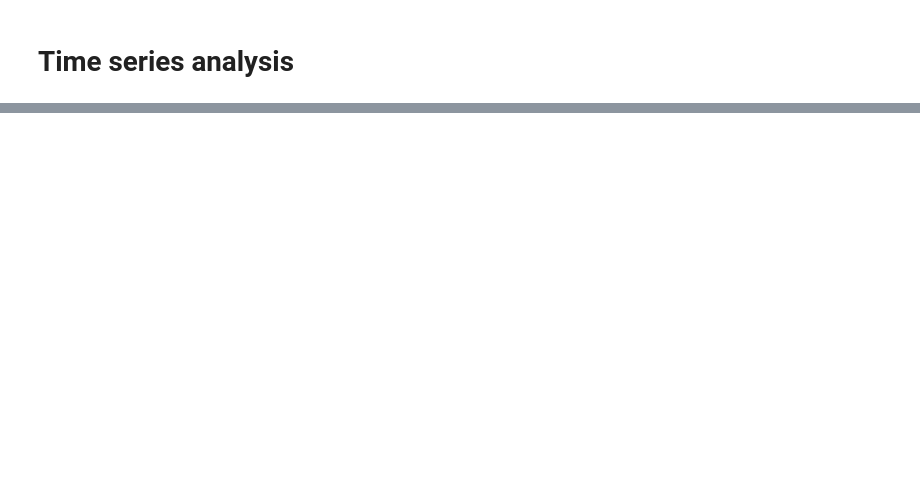
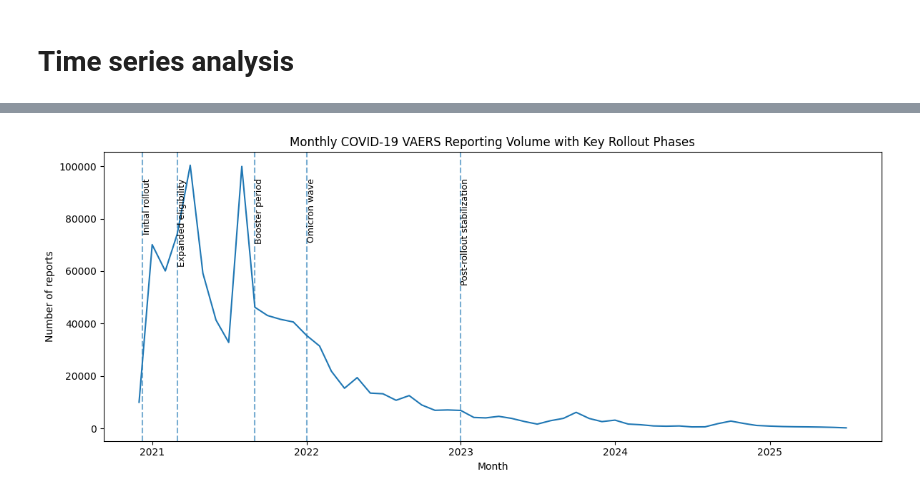
Before and after one commit to ariellerothman/TMU-Capstone-Project-VAERS-dataset, a Jupyter notebook: time_series_analysis.ipynb, the cells around one changed output, grey strips where cells are left out. Saved outputs shown, nothing was run; the diff lists cells and outputs as text; code cells hidden in the pictures; blank space fills up the shorter version.

```diff
--- a/time_series_analysis.ipynb
+++ b/time_series_analysis.ipynb
@@ -628,0 +24,12 @@ print([c for c in df_clean.columns if "SYMPTOM" in c or "CLUSTER_TOKEN_COUNT" in
+# %%
+# Load clustered df_clean directly
+from pathlib import Path
+
+HERE   = Path().resolve()  # project root (the folder containing this notebook)
+OUTDIR = str(HERE / "Outputs")
+os.makedirs(OUTDIR, exist_ok=True)
+
+df_clean = pd.read_csv(HERE / "Outputs" / "df_clean_with_clusters.csv")
+
+print(f"✓ Loaded df_clean with clusters: {df_clean.shape}")
+print(f"  Clustered rows: {df_clean['CLUSTER'].notna().sum():,}")
@@ -882,30 +359,32 @@ cluster_trend_results_df.to_csv(f"{OUTDIR}/cluster_trend_regression_results.csv"
 # %%
 # ============================================================
-# 40. OPTIONAL: ANNOTATED PLOTS FOR KEY ROLLOUT PHASES
+# ANNOTATED PLOTS FOR KEY ROLLOUT PHASES
 # ============================================================
 
 # You can customize these dates depending on what phases
 # you want to highlight in your report.
 rollout_dates = [
-    ("2020-12-01", "Initial rollout"),
+    ("2020-12-08", "Initial rollout"),
     ("2021-03-01", "Expanded eligibility"),
     ("2021-09-01", "Booster period"),
     ("2022-01-01", "Omicron wave"),
     ("2023-01-01", "Post-rollout stabilization")
 ]
 
 # Monthly volume plot with annotations
 plt.figure(figsize=(12, 5))
 plt.plot(monthly_summary["YEAR_MONTH_DATE"], monthly_summary["MONTHLY_REPORTS"], label="Monthly reports")
 
 for date_str, label in rollout_dates:
     date_val = pd.to_datetime(date_str)
     plt.axvline(date_val, linestyle="--", alpha=0.6)
     plt.text(date_val, monthly_summary["MONTHLY_REPORTS"].max()*0.95, label,
              rotation=90, verticalalignment="top", fontsize=9)
 
 plt.title("Monthly COVID-19 VAERS Reporting Volume with Key Rollout Phases")
 plt.xlabel("Month")
 plt.ylabel("Number of reports")
 plt.tight_layout()
 plt.show()
+# %% [output]
+[figure, added]
```
Also changed, not shown: parts of 10 cells of this notebook, 28 other files.
